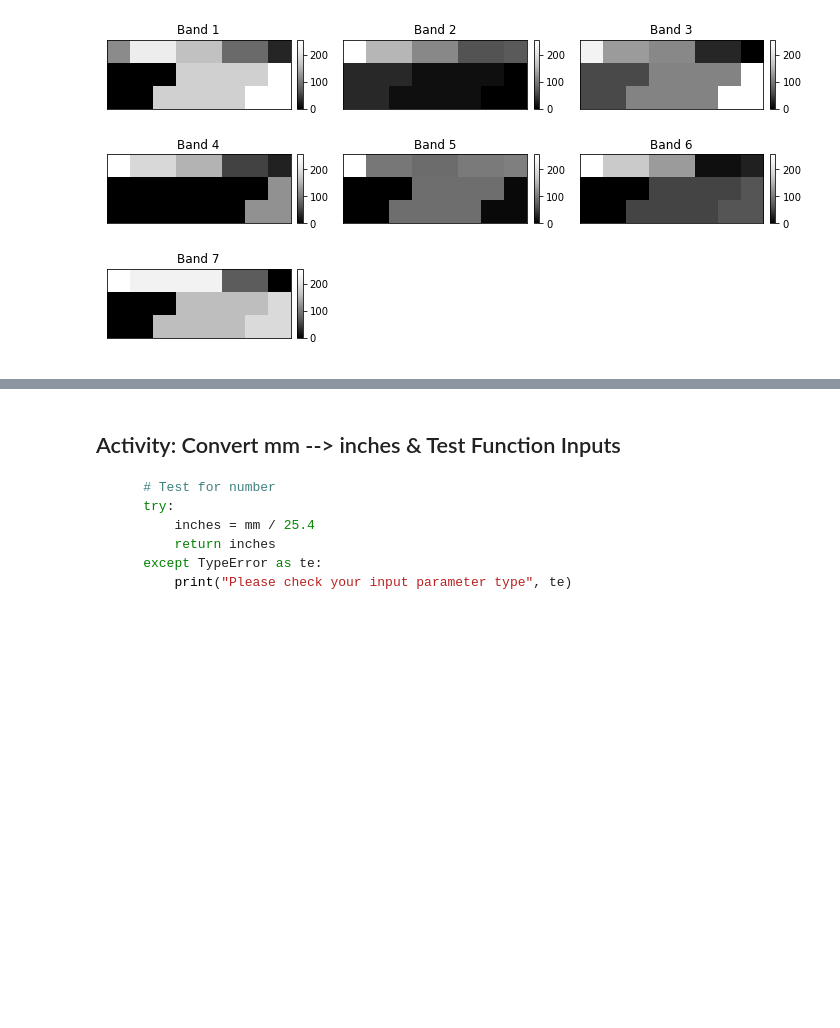
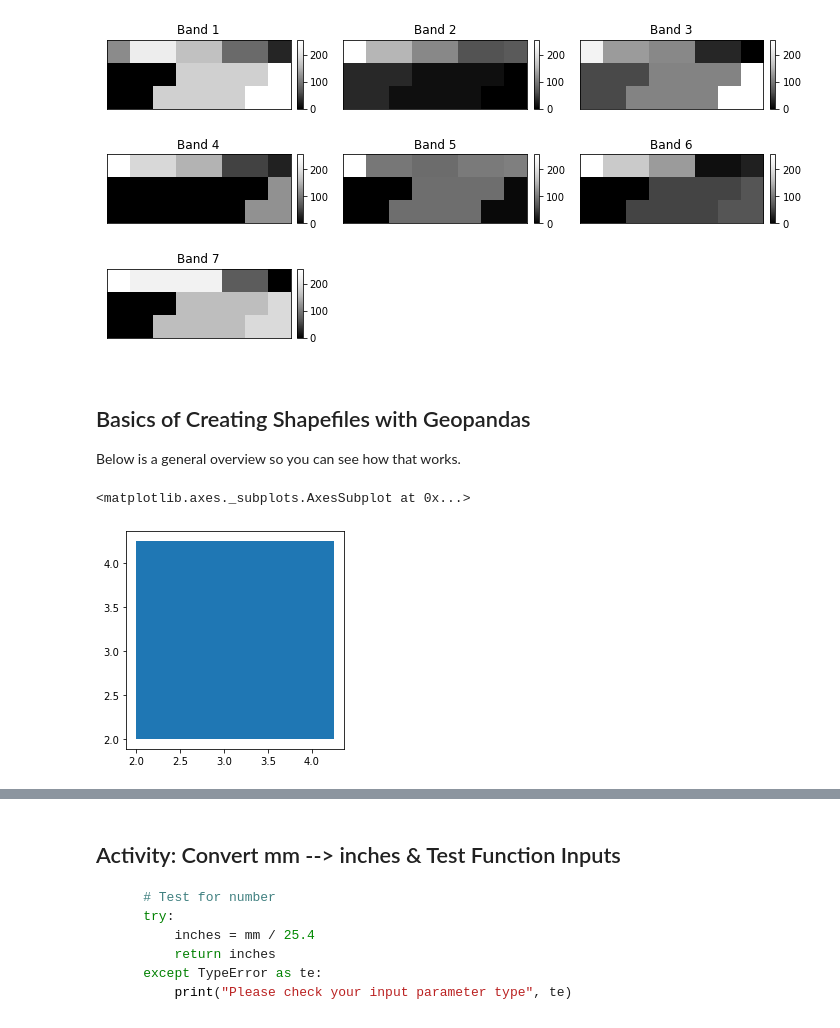
Before and after one commit to earthlab-education/ea-python-spring-2020-course-notebooks, a Jupyter notebook: in-class-demos/wk10-open-hdf4-python.ipynb, the cells around one changed output, grey strips where cells are left out. Saved outputs shown, nothing was run; the diff lists cells and outputs as text; code cells hidden in the pictures; blank space fills up the shorter version.

```diff
--- a/in-class-demos/wk10-open-hdf4-python.ipynb
+++ b/in-class-demos/wk10-open-hdf4-python.ipynb
@@ -325,3 +328,20 @@ ep.plot_bands(pre_fire_modis_crop,
 plt.show()
 # %% [output]
 [figure]
+# %% [markdown]
+## Basics of Creating Shapefiles with Geopandas
+
+Below is a general overview so you can see how that works.
+# %%
+# You will need one of these: Polygon, Point of Linestring to create a poly,
+# point or line gdf.
+from shapely.geometry import Polygon, Point, LineString
+
+# Create a polygon
+geom = Polygon([(2, 2), (2, 4.25), (4.25, 4.25), (4.25, 2), (2, 2)])
+gdf = gpd.GeoDataFrame(geometry=[geom], crs="epsg:4326")
+
+gdf.plot()
+# %% [output]
+<matplotlib.axes._subplots.AxesSubplot at 0x...>
+[figure, added]
```
Also changed, not shown: parts of 9 cells of this notebook.
